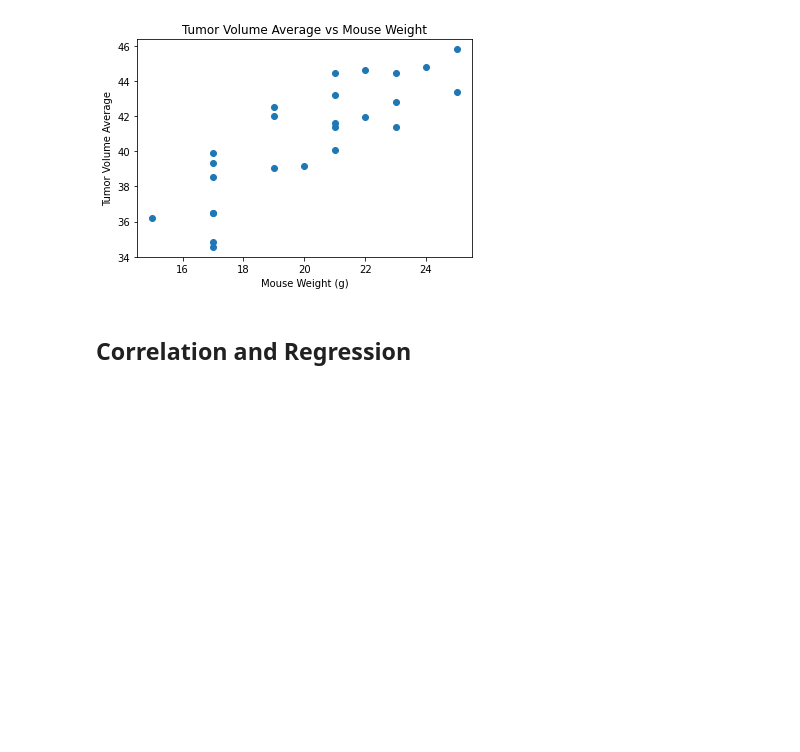
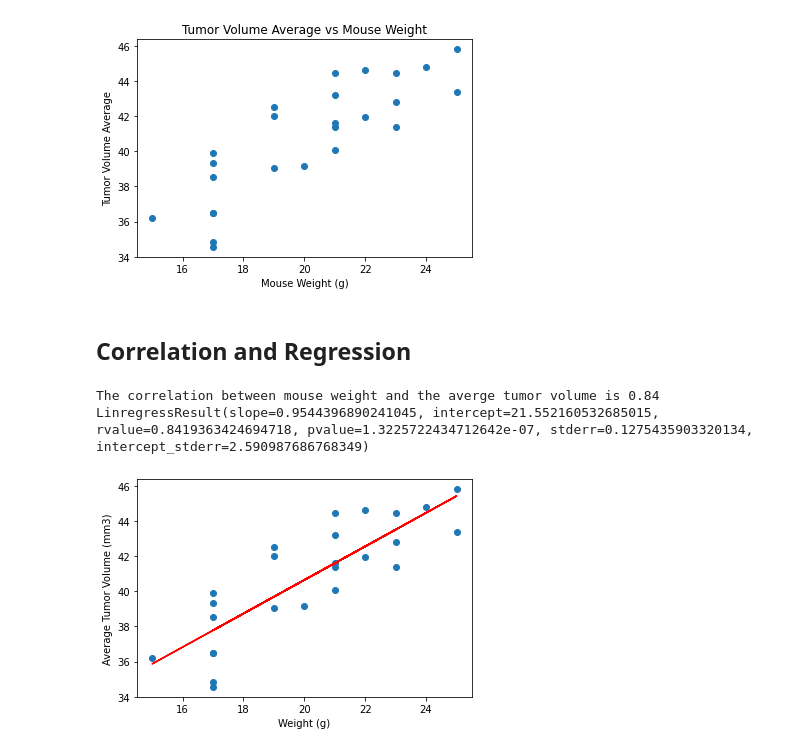
Before and after one commit to wpj174/matplotlib-challenge, a Jupyter notebook: pymaceuticals.ipynb, the cells around one changed output. Saved outputs shown, nothing was run; the diff lists cells and outputs as text; code cells hidden in the pictures; blank space fills up the shorter version.

Commit message:
Linear Regression
Add linear regression to scatter plot

```diff
--- a/pymaceuticals.ipynb
+++ b/pymaceuticals.ipynb
@@ -654,6 +654,38 @@ plt.show()
 [figure]
 # %% [markdown]
 ## Correlation and Regression
+# %%
+# Calculate the correlation coefficient and linear regression model
+# for mouse weight and average tumor volume for the Capomulin regimen
+#establish x and y values and find St. Pearson Correlation Coefficient for Mouse Weight and Tumor Volume Avg
+
+
+#print St. Pearson Correlation Coefficient
+
+# establish linear regression values
+
+# linear regression line
+
+
+# scatter plot of the data
+correlation = round(st.pearsonr(Cap_average['Weight (g)'], Cap_average['Tumor Volume (mm3)'])[0], 2)
+print(f'The correlation between mouse weight and the averge tumor volume is {correlation:.2f}')
+
+model = linregress(Cap_average['Weight (g)'], Cap_average['Tumor Volume (mm3)'])
+print(model)
+
+y_values = Cap_average['Weight (g)'] * model[0] + model[1] # y = mx + b
+
+plt.scatter(Cap_average['Weight (g)'], Cap_average['Tumor Volume (mm3)'])
+plt.xlabel('Weight (g)')
+plt.ylabel('Average Tumor Volume (mm3)')
+plt.plot(Cap_average['Weight (g)'], y_values, color='red')
+
+plt.show()
+# %% [output]
+The correlation between mouse weight and the averge tumor volume is 0.84
+LinregressResult(slope=0.9544396890241045, intercept=21.552160532685015, rvalue=0.8419363424694718, pvalue=1.3225722434712642e-07, stderr=0.1275435903320134, intercept_stderr=2.590987686768349)
+[figure, added]
 # %%
 # Calculate the correlation coefficient and linear regression model
 # for mouse weight and average tumor volume for the Capomulin regimen
```
Also changed, not shown: parts of 2 cells of this notebook.
